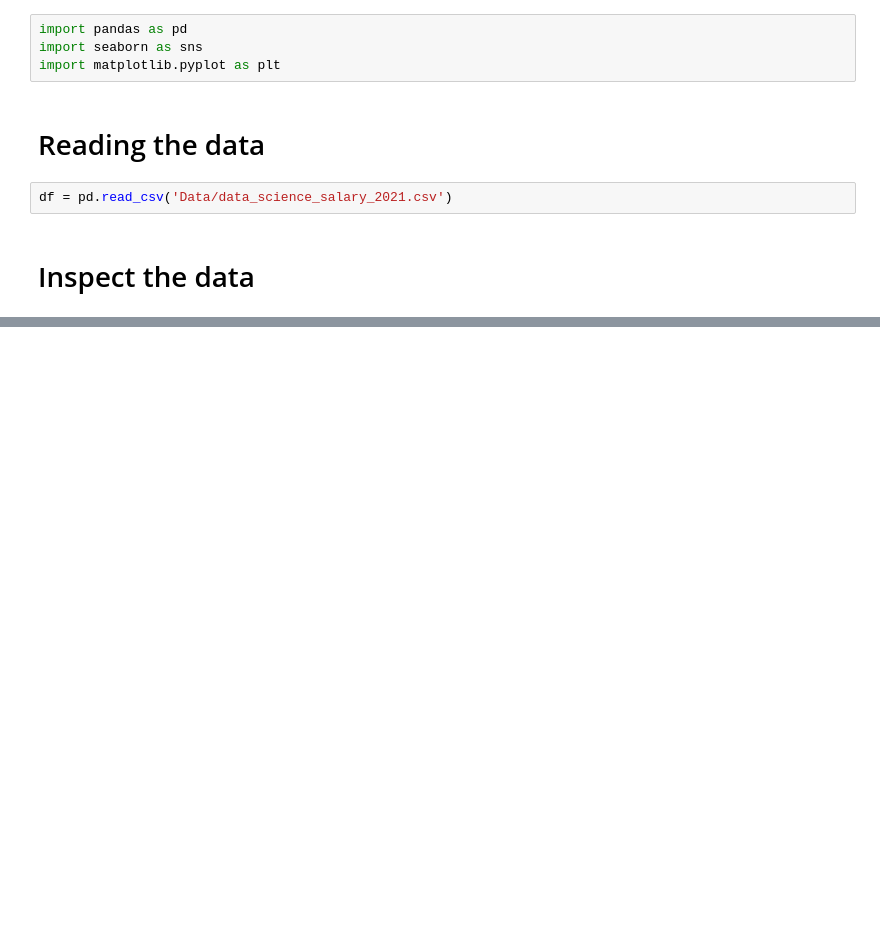
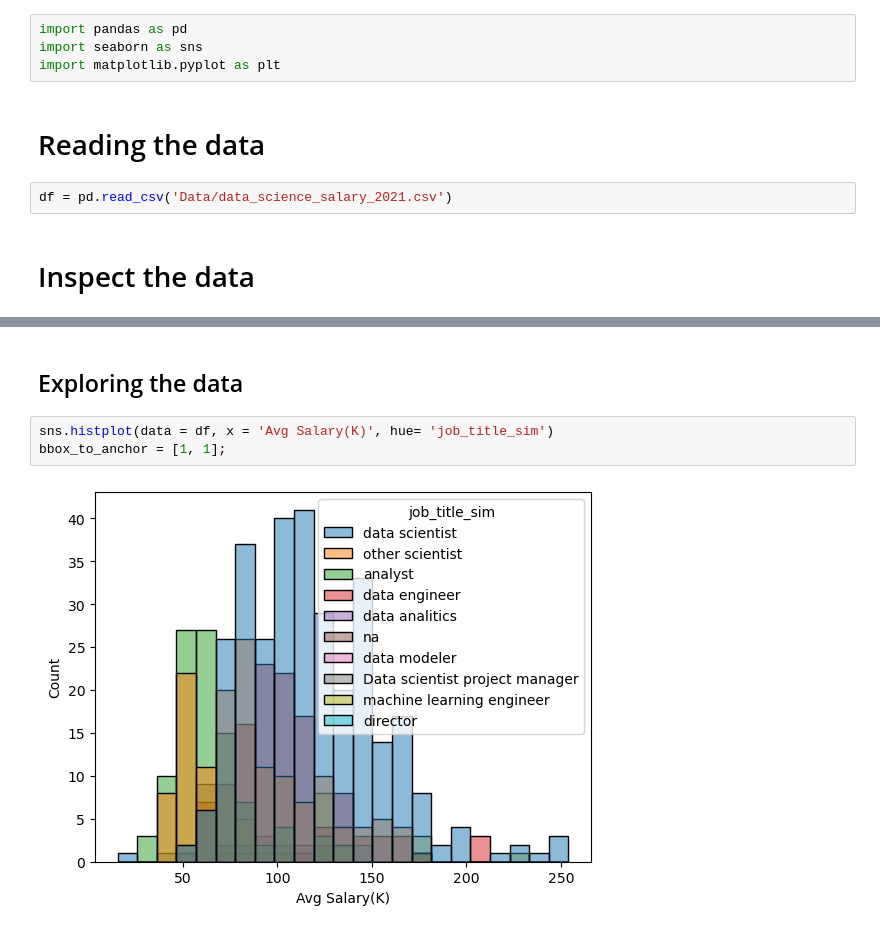
Before and after one commit to hansolothe3rd/10.10Wk13-Local-Workflow-Practice, a Jupyter notebook: CodeAlong.ipynb, the cells around one changed output, grey strips where cells are left out. Saved outputs shown, nothing was run; the diff lists cells and outputs as text; blank space fills up the shorter version.

Commit message:
Added Visuals

```diff
--- a/CodeAlong.ipynb
+++ b/CodeAlong.ipynb
@@ -33,0 +43,7 @@ df.info()
+# %% [markdown]
+## Exploring the data
+# %%
+sns.histplot(data = df, x = 'Avg Salary(K)', hue= 'job_title_sim')
+bbox_to_anchor = [1, 1];
+# %% [output]
+[figure, added]
```
Also changed, not shown: parts of 9 cells of this notebook.
